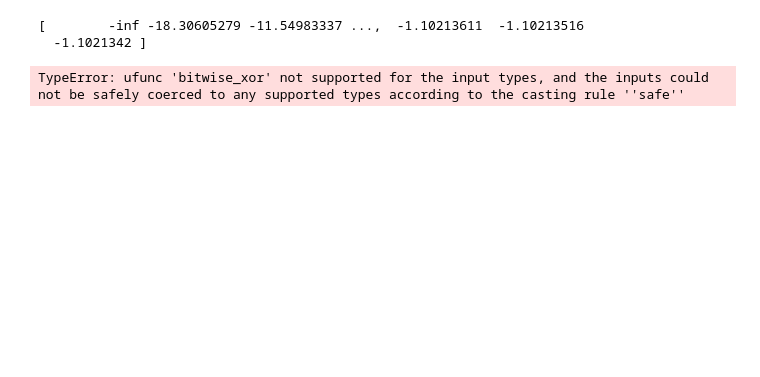
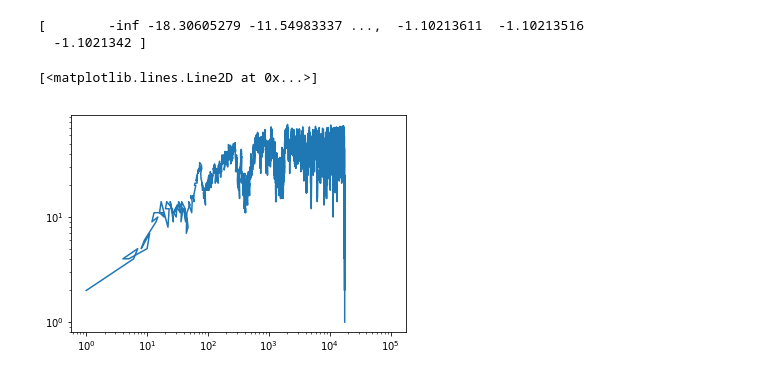
Before and after one commit to Leamelina/Projekt, a Jupyter notebook: Infektionsausbreitung.ipynb, the cells around one changed output. Cells and saved outputs as stored; diff of their text form; code cells hidden in the pictures; blank space fills up the shorter version.

```diff
--- a/Infektionsausbreitung.ipynb
+++ b/Infektionsausbreitung.ipynb
@@ -96,8 +102,10 @@ print(d)
 # %% [output]
 [        -inf -18.30605279 -11.54983337 ...,  -1.10213611  -1.10213516
   -1.1021342 ]
-# %%
-# soll gelten r=t^-delta --> dann loglog von t^-delta und
-plot(t^(-d))
-# %% [output]
-TypeError: ufunc 'bitwise_xor' not supported for the input types, and the inputs could not be safely coerced to any supported types according to the casting rule ''safe''
+# %%
+f = 2^t
+# %%
+loglog(f,r)#kein großer unterschied es nach t[l]=2^l zu plotten oder hab ich das falsch gemacht????
+# %% [output]
+[<matplotlib.lines.Line2D at 0x...>]
+[figure, added]
```
Also changed, not shown: parts of 9 cells of this notebook.
